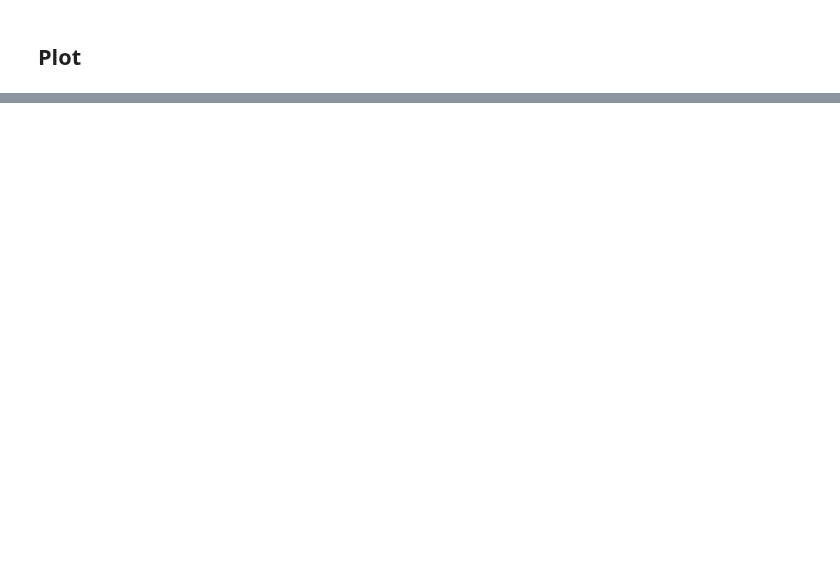
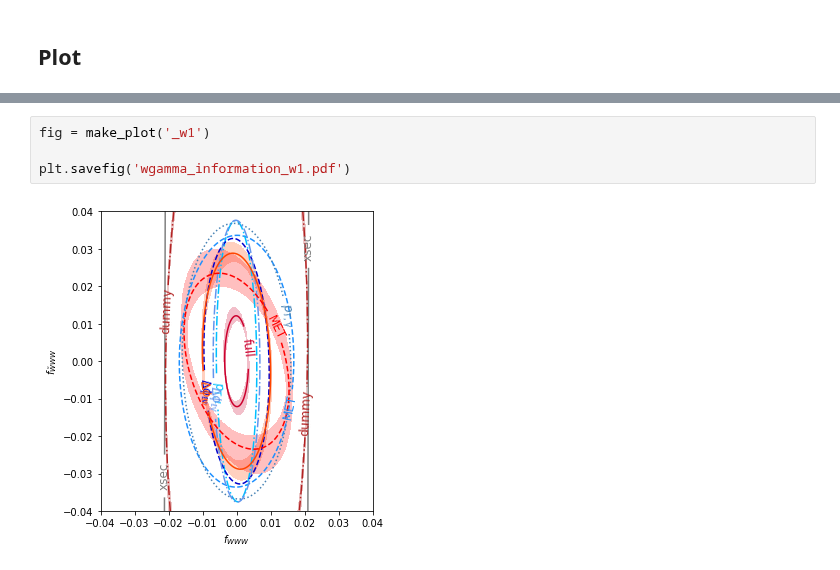
Before and after one commit to dlvp/diboson_mining, a Jupyter notebook: notebooks/wgamma/07_plot_fisher_information.ipynb, the cells around one changed output, grey strips where cells are left out. Drawn from its saved outputs; the diff is of its cells as text; blank space fills up the shorter version.

```diff
--- a/notebooks/wgamma/07_plot_fisher_information.ipynb
+++ b/notebooks/wgamma/07_plot_fisher_information.ipynb
@@ -94,0 +105,6 @@ plt.savefig('wgamma_information.pdf')
+# %%
+fig = make_plot('_w1')
+
+plt.savefig('wgamma_information_w1.pdf')
+# %% [output]
+[figure, added]
```
Also changed, not shown: parts of 8 cells of this notebook, 8 other files.
